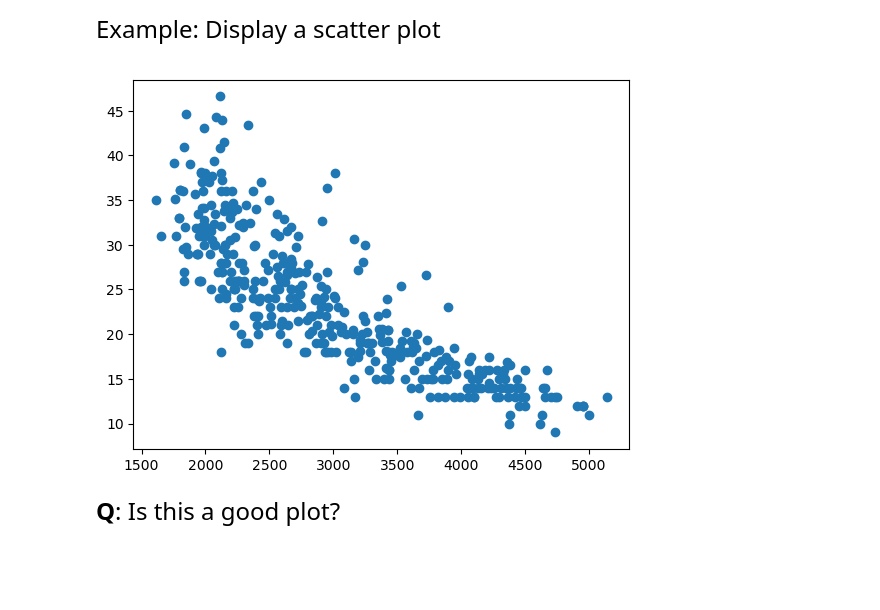
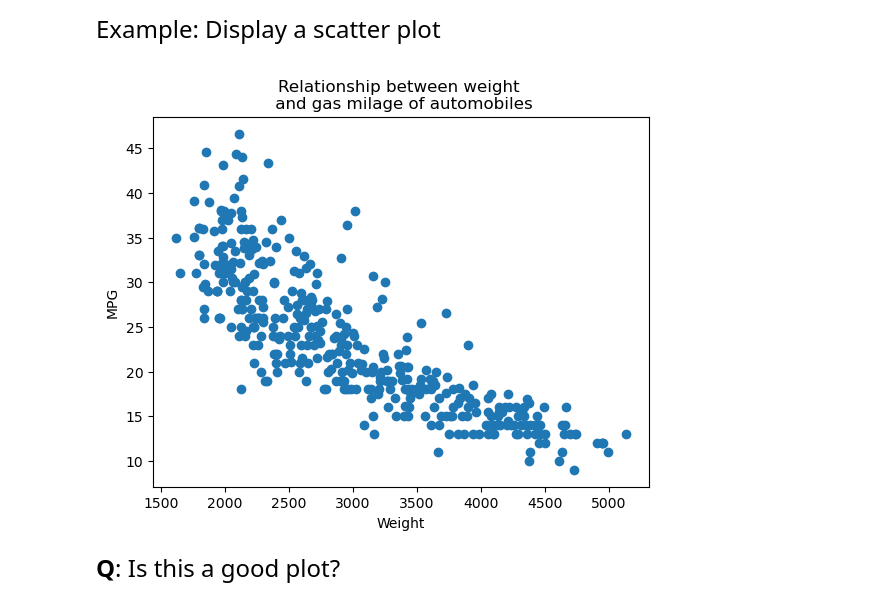
Before and after one commit to chadhimes/datasci151spring2026, a Jupyter notebook: lecture_02/lecture_02 copy.ipynb, the cells around one changed output. Saved outputs shown, nothing was run; the diff lists cells and outputs as text; code cells hidden in the pictures; blank space fills up the shorter version.

```diff
--- a/lecture_02/lecture_02 copy.ipynb
+++ b/lecture_02/lecture_02 copy.ipynb
@@ -399,11 +284,17 @@ display(carfeatures.describe(percentiles=[.33, .66]))
 <font size="5">
 
 Example: Display a scatter plot
-# %%
-plt.scatter(x = carfeatures['weight'], y = carfeatures['mpg'])
-plt.show()
-# %% [output]
-[figure, removed]
+# %%
+plt.scatter(x = carfeatures['weight'], y = carfeatures['mpg'])
+plt.xlabel("Weight")
+plt.ylabel("MPG")
+plt.title("Relationship between weight \n and gas milage of automobiles")
+plt.show()
+
+# plt.show() just shows the plot without extraneous numbers, text, and data
+# plt.show() is also crucial if you are trying to get two different graphs on two different plots
+# %% [output]
+[figure, added]
 # %% [markdown]
 <font size = "5">
 
```
Also changed, not shown: parts of 17 cells of this notebook, 1 other file.
